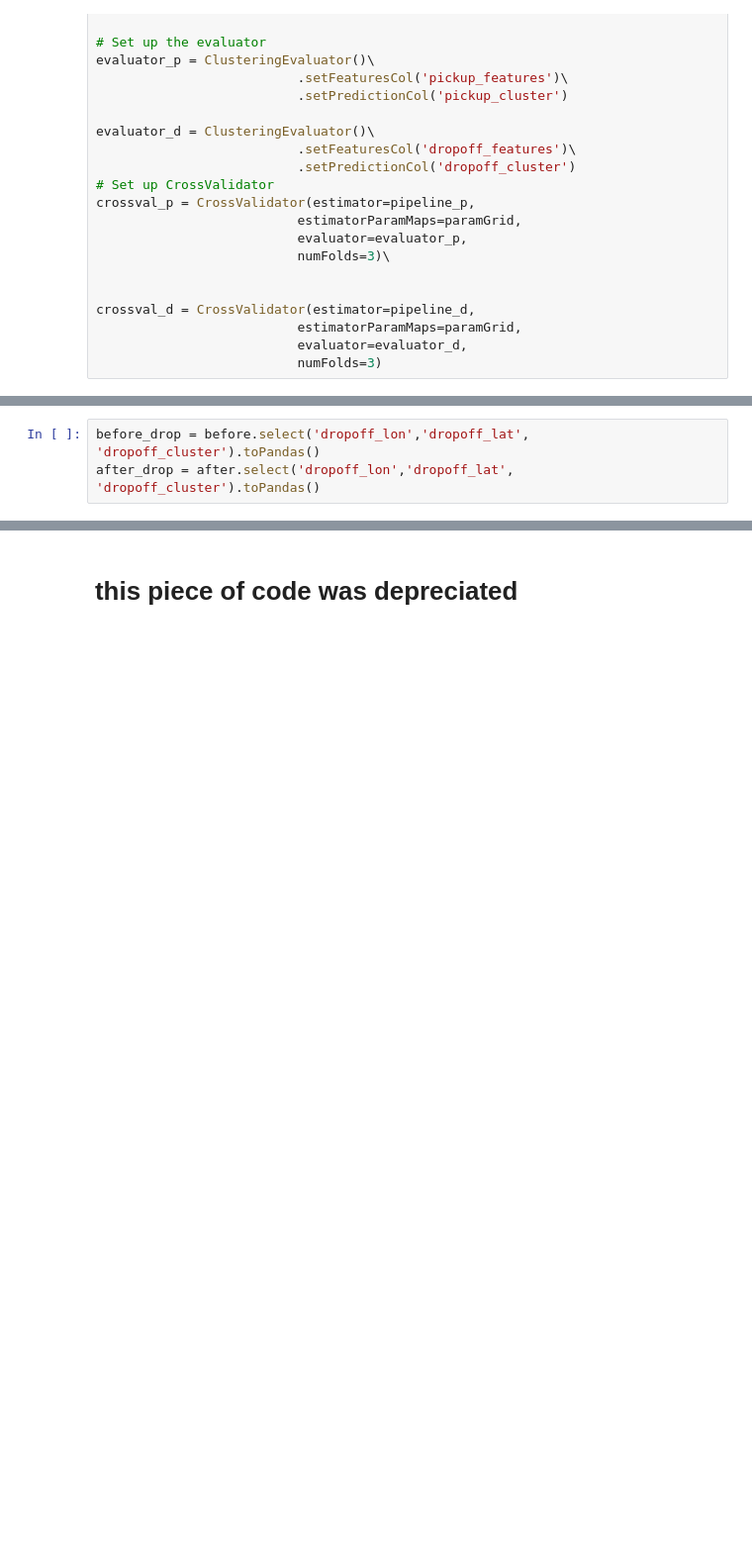
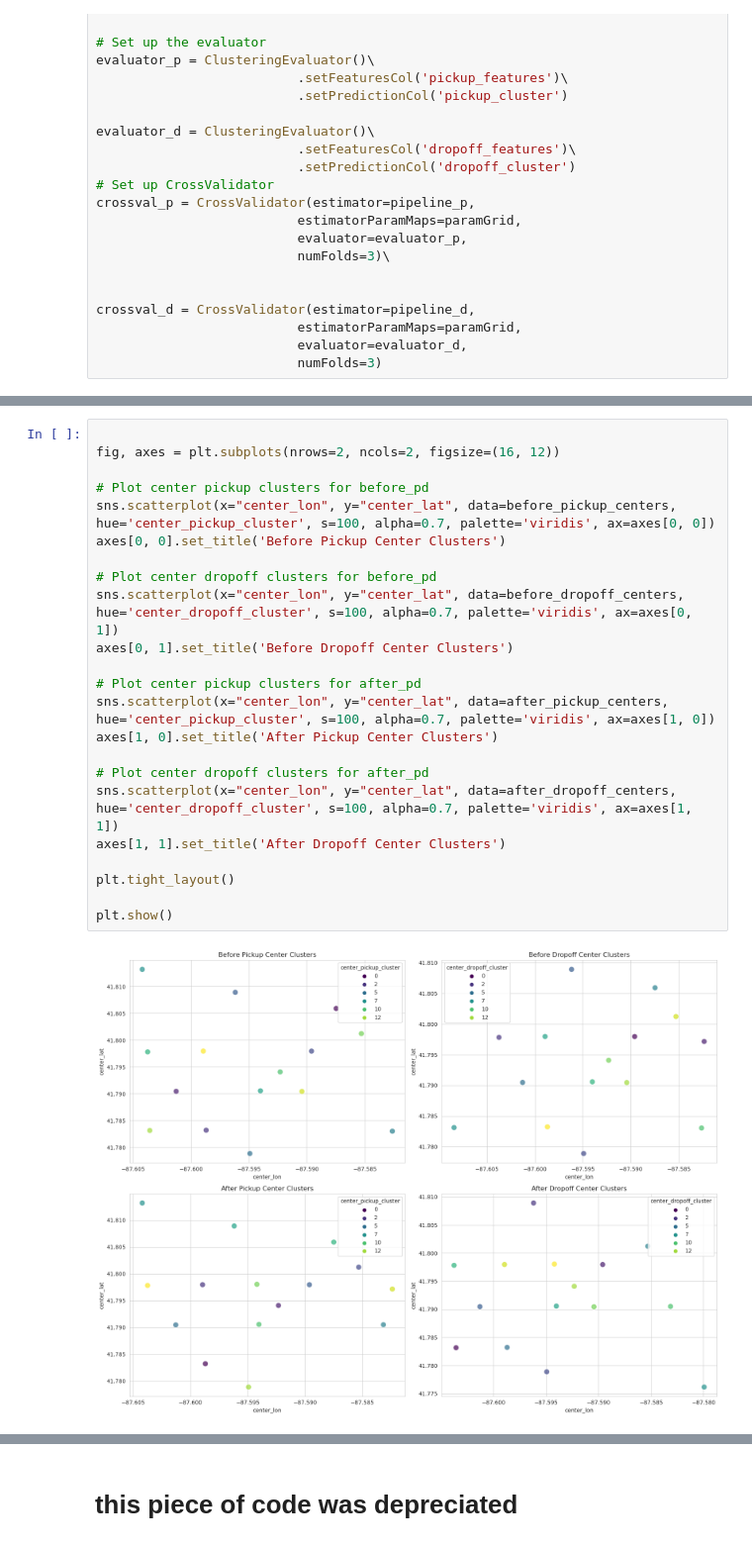
Before and after one commit to hvpachisia/uchicago-lyft-rideshare, a Jupyter notebook: dbscan.ipynb, the cells around one changed output, grey strips where cells are left out. Shown at 99% size. Drawn from its saved outputs; the diff is of its cells as text; blank space fills up the shorter version.

```diff
--- a/dbscan.ipynb
+++ b/dbscan.ipynb
@@ -392,4 +400,26 @@ print(after_pickup_centers)
-# %%
-before_drop = before.select('dropoff_lon','dropoff_lat', 'dropoff_cluster').toPandas()
-after_drop = after.select('dropoff_lon','dropoff_lat', 'dropoff_cluster').toPandas()
+# %%
+
+fig, axes = plt.subplots(nrows=2, ncols=2, figsize=(16, 12))
+
+# Plot center pickup clusters for before_pd
+sns.scatterplot(x="center_lon", y="center_lat", data=before_pickup_centers, hue='center_pickup_cluster', s=100, alpha=0.7, palette='viridis', ax=axes[0, 0])
+axes[0, 0].set_title('Before Pickup Center Clusters')
+
+# Plot center dropoff clusters for before_pd
+sns.scatterplot(x="center_lon", y="center_lat", data=before_dropoff_centers, hue='center_dropoff_cluster', s=100, alpha=0.7, palette='viridis', ax=axes[0, 1])
+axes[0, 1].set_title('Before Dropoff Center Clusters')
+
+# Plot center pickup clusters for after_pd
+sns.scatterplot(x="center_lon", y="center_lat", data=after_pickup_centers, hue='center_pickup_cluster', s=100, alpha=0.7, palette='viridis', ax=axes[1, 0])
+axes[1, 0].set_title('After Pickup Center Clusters')
+
+# Plot center dropoff clusters for after_pd
+sns.scatterplot(x="center_lon", y="center_lat", data=after_dropoff_centers, hue='center_dropoff_cluster', s=100, alpha=0.7, palette='viridis', ax=axes[1, 1])
+axes[1, 1].set_title('After Dropoff Center Clusters')
+
+plt.tight_layout()
+
+plt.show()
+# %% [output]
+[figure, added]
 # %%
```
Also changed, not shown: parts of 35 cells of this notebook.
